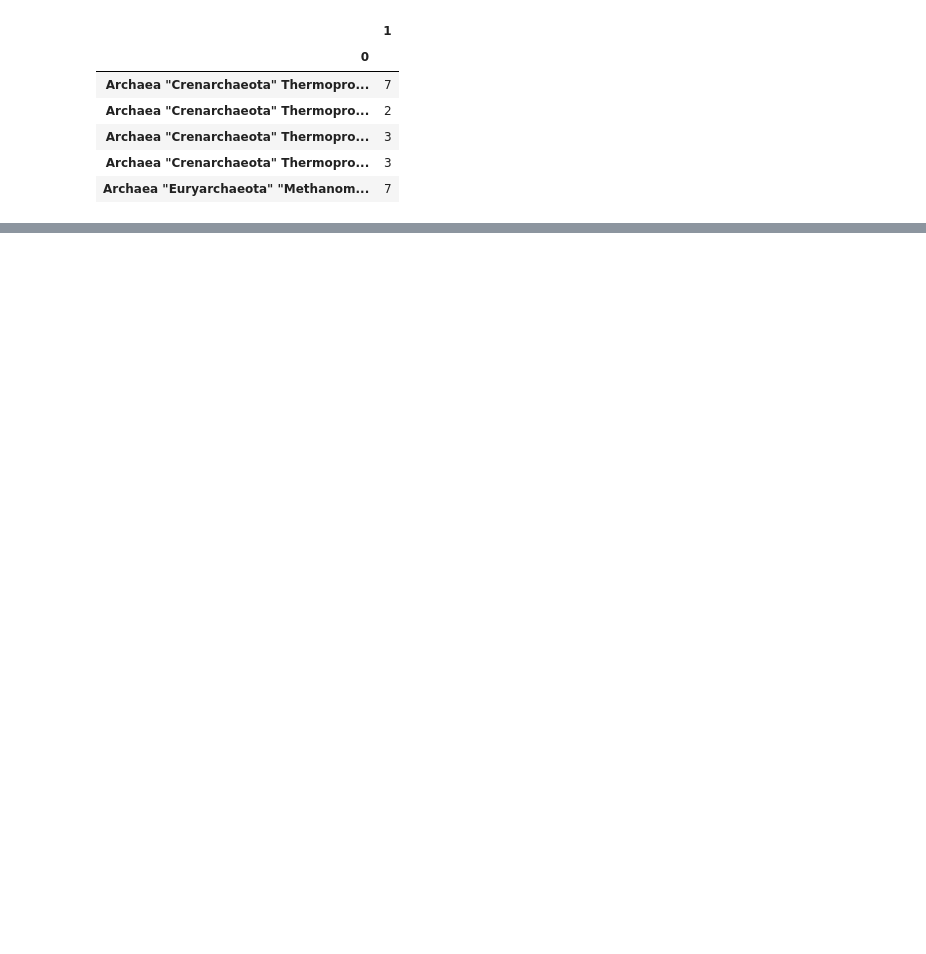
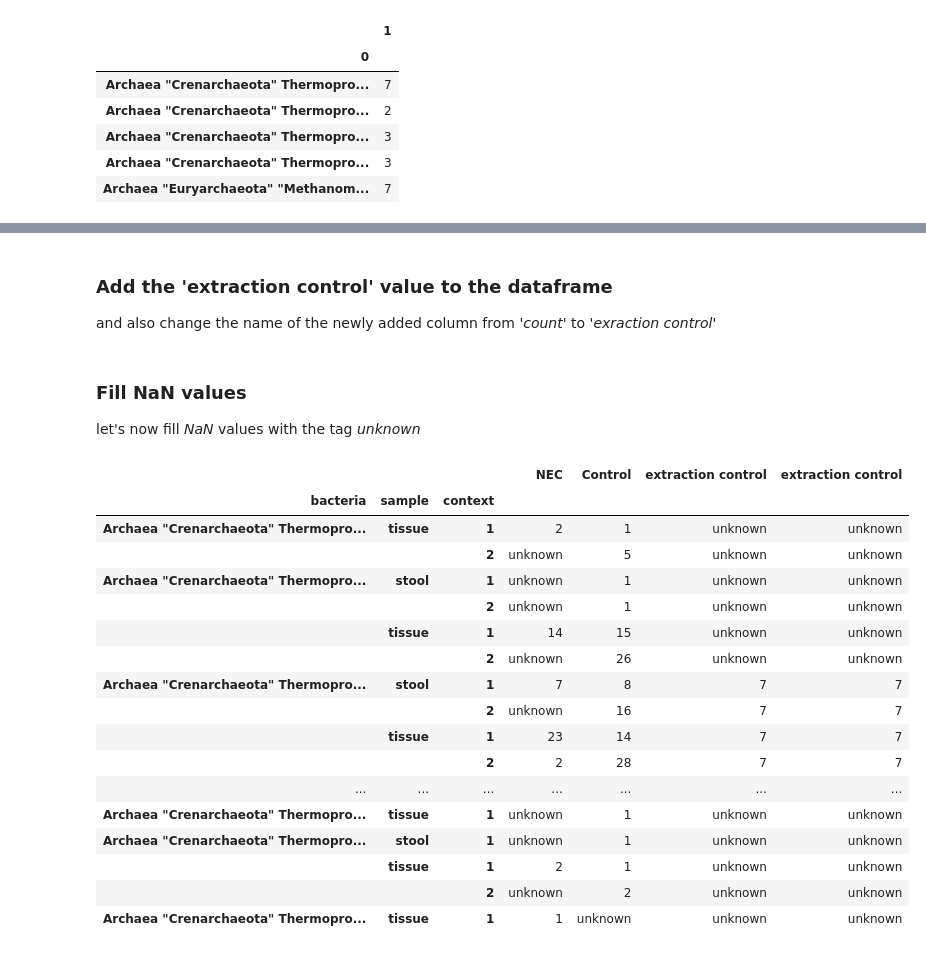
Before and after one commit to LucaZampieri/ADA_homework_LMX, a Jupyter notebook: 01_Pandas and Data Wrangling/Homework 1.ipynb, the cells around one changed output, grey strips where cells are left out. Drawn from its saved outputs; the diff is of its cells as text; code cells hidden in the pictures; blank space fills up the shorter version.

```diff
--- a/01_Pandas and Data Wrangling/Homework 1.ipynb
+++ b/01_Pandas and Data Wrangling/Homework 1.ipynb
@@ -186,6 +50,0 @@ True
-# %%
-tot.fillna('unknown', inplace=True )
-tot.head()
-
-mb1.index.rename('bacteria', inplace=True)
-tot.join(mb1, how='outer')
@@ -279,0 +153,12 @@ For each of the following questions state clearly your assumptions and discuss y
+# %%
+samples = ['tissue']*2+['stool']*2
+_4df=[1,2,3,4]
+
+for i,[M1, M2] in enumerate(zip([mb2, mb4, mb6, mb8],[mb3, mb5, mb7, mb9])):
+    _4df[i] = pd.concat( [ M1['count'].rename('NEC'),
+                           M2['count'].rename('Control')], axis=1)
+    _4df[i] ['sample'] = samples[i]
+    _4df[i] ['context']=(i%2)+1
+    _4df[i].index.name='bacteria'
+    _4df[i]=_4df[i][['sample','context','NEC','Control']]
+    _4df[i].set_index(['sample','context'], append=True, inplace=True)
@@ -279,0 +211,6 @@ For each of the following questions state clearly your assumptions and discuss y
+# %%
+tissue = _4df[0].combine_first(_4df[1])
+stool = _4df[2].combine_first(_4df[3])
+tissue_and_stool = stool.combine_first(tissue)
+print('the index of the following dataframe is unique?', tissue_and_stool.index.is_unique)
+tissue_and_stool.head(20)
@@ -279,0 +237,31 @@ For each of the following questions state clearly your assumptions and discuss y
+# %% [markdown]
+### Add the 'extraction control' value to the dataframe
+and also change the name of the newly added column from _'count'_ to _'exraction control'_
+# %%
+tissue_and_stool = tissue_and_stool.join(mb1, how='outer')
+tissue_and_stool.rename(columns={'count': 'extraction control'}, inplace=True)
+# %% [markdown]
+### Fill NaN values
+let's now fill _NaN_ values with the tag _unknown_
+# %%
+tissue_and_stool.fillna('unknown', inplace=True )
+tissue_and_stool.head(20)
+# %% [output]
+|  |  |  | NEC | Control | extraction control | extraction control |
+| bacteria | sample | context |  |  |  |  |
+| Archaea "Crenarchaeota" Thermopro... | tissue | 1 | 2 | 1 | unknown | unknown |
+|  |  | 2 | unknown | 5 | unknown | unknown |
+| Archaea "Crenarchaeota" Thermopro... | stool | 1 | unknown | 1 | unknown | unknown |
+|  |  | 2 | unknown | 1 | unknown | unknown |
+|  | tissue | 1 | 14 | 15 | unknown | unknown |
+|  |  | 2 | unknown | 26 | unknown | unknown |
+| Archaea "Crenarchaeota" Thermopro... | stool | 1 | 7 | 8 | 7 | 7 |
+|  |  | 2 | unknown | 16 | 7 | 7 |
+|  | tissue | 1 | 23 | 14 | 7 | 7 |
+|  |  | 2 | 2 | 28 | 7 | 7 |
+| ... | ... | ... | ... | ... | ... | ... |
+| Archaea "Crenarchaeota" Thermopro... | tissue | 1 | unknown | 1 | unknown | unknown |
+| Archaea "Crenarchaeota" Thermopro... | stool | 1 | unknown | 1 | unknown | unknown |
+|  | tissue | 1 | 2 | 1 | unknown | unknown |
+|  |  | 2 | unknown | 2 | unknown | unknown |
+| Archaea "Crenarchaeota" Thermopro... | tissue | 1 | 1 | unknown | unknown | unknown |
```
Also changed, not shown: parts of 38 cells of this notebook, 10 other files.
